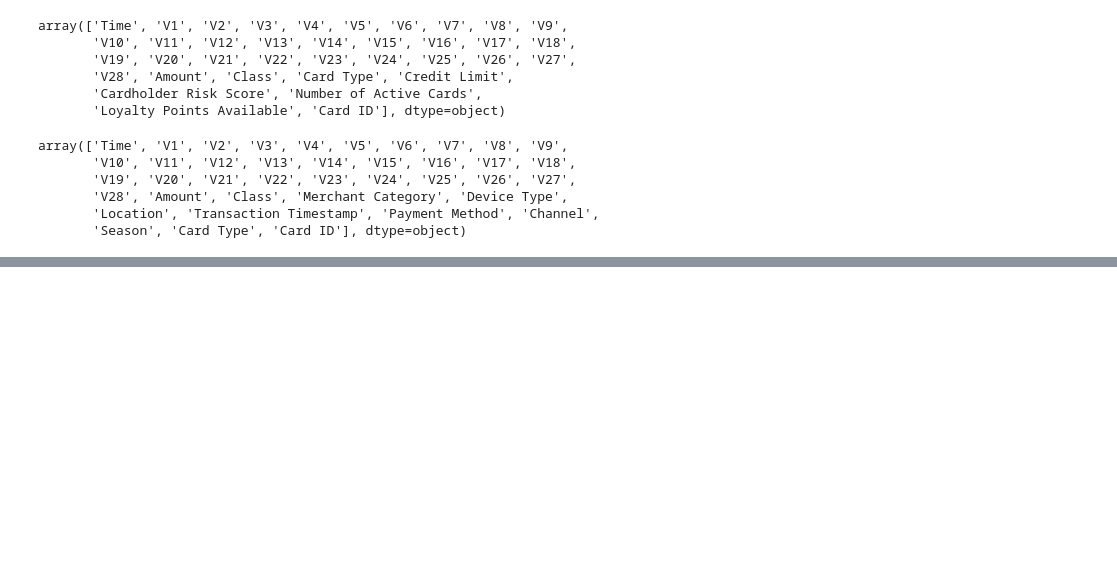
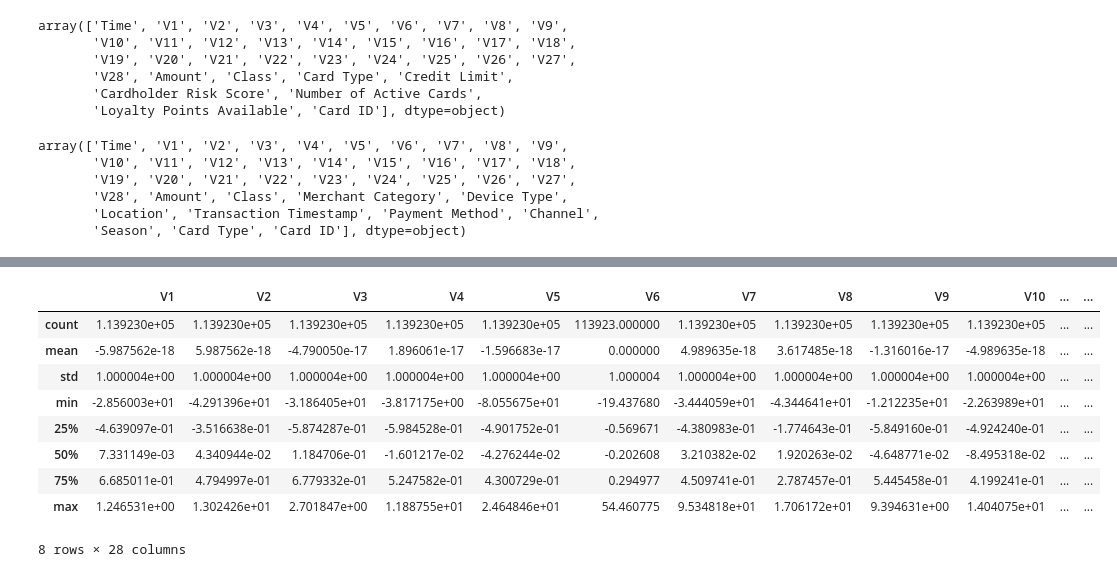
Before and after one commit to khp53/Credit-Card-Fraud-Detection-SecureBoost, a Jupyter notebook: Credit_card_fraud_detection.ipynb, the cells around one changed output, grey strips where cells are left out. Saved outputs shown, nothing was run; the diff lists cells and outputs as text; code cells hidden in the pictures; blank space fills up the shorter version.

```diff
--- a/Credit_card_fraud_detection.ipynb
+++ b/Credit_card_fraud_detection.ipynb
@@ -256,0 +343,13 @@ ecommerce_data.to_csv("ecommerce_data_with_processed_hashed_card_ids.csv")
+# %%
+bank_data[pca_columns].describe()
+# %% [output]
+|  | V1 | V2 | V3 | V4 | V5 | V6 | V7 | V8 | V9 | V10 | ... | ... |
+| count | 1.139230e+05 | 1.139230e+05 | 1.139230e+05 | 1.139230e+05 | 1.139230e+05 | 113923.000000 | 1.139230e+05 | 1.139230e+05 | 1.139230e+05 | 1.139230e+05 | ... | ... |
+| mean | -5.987562e-18 | 5.987562e-18 | -4.790050e-17 | 1.896061e-17 | -1.596683e-17 | 0.000000 | 4.989635e-18 | 3.617485e-18 | -1.316016e-17 | -4.989635e-18 | ... | ... |
+| std | 1.000004e+00 | 1.000004e+00 | 1.000004e+00 | 1.000004e+00 | 1.000004e+00 | 1.000004 | 1.000004e+00 | 1.000004e+00 | 1.000004e+00 | 1.000004e+00 | ... | ... |
+| min | -2.856003e+01 | -4.291396e+01 | -3.186405e+01 | -3.817175e+00 | -8.055675e+01 | -19.437680 | -3.444059e+01 | -4.344641e+01 | -1.212235e+01 | -2.263989e+01 | ... | ... |
+| 25% | -4.639097e-01 | -3.516638e-01 | -5.874287e-01 | -5.984528e-01 | -4.901752e-01 | -0.569671 | -4.380983e-01 | -1.774643e-01 | -5.849160e-01 | -4.924240e-01 | ... | ... |
+| 50% | 7.331149e-03 | 4.340944e-02 | 1.184706e-01 | -1.601217e-02 | -4.276244e-02 | -0.202608 | 3.210382e-02 | 1.920263e-02 | -4.648771e-02 | -8.495318e-02 | ... | ... |
+| 75% | 6.685011e-01 | 4.794997e-01 | 6.779332e-01 | 5.247582e-01 | 4.300729e-01 | 0.294977 | 4.509741e-01 | 2.787457e-01 | 5.445458e-01 | 4.199241e-01 | ... | ... |
+| max | 1.246531e+00 | 1.302426e+01 | 2.701847e+00 | 1.188755e+01 | 2.464846e+01 | 54.460775 | 9.534818e+01 | 1.706172e+01 | 9.394631e+00 | 1.404075e+01 | ... | ... |
+8 rows × 28 columns
```
Also changed, not shown: parts of 14 cells of this notebook.
